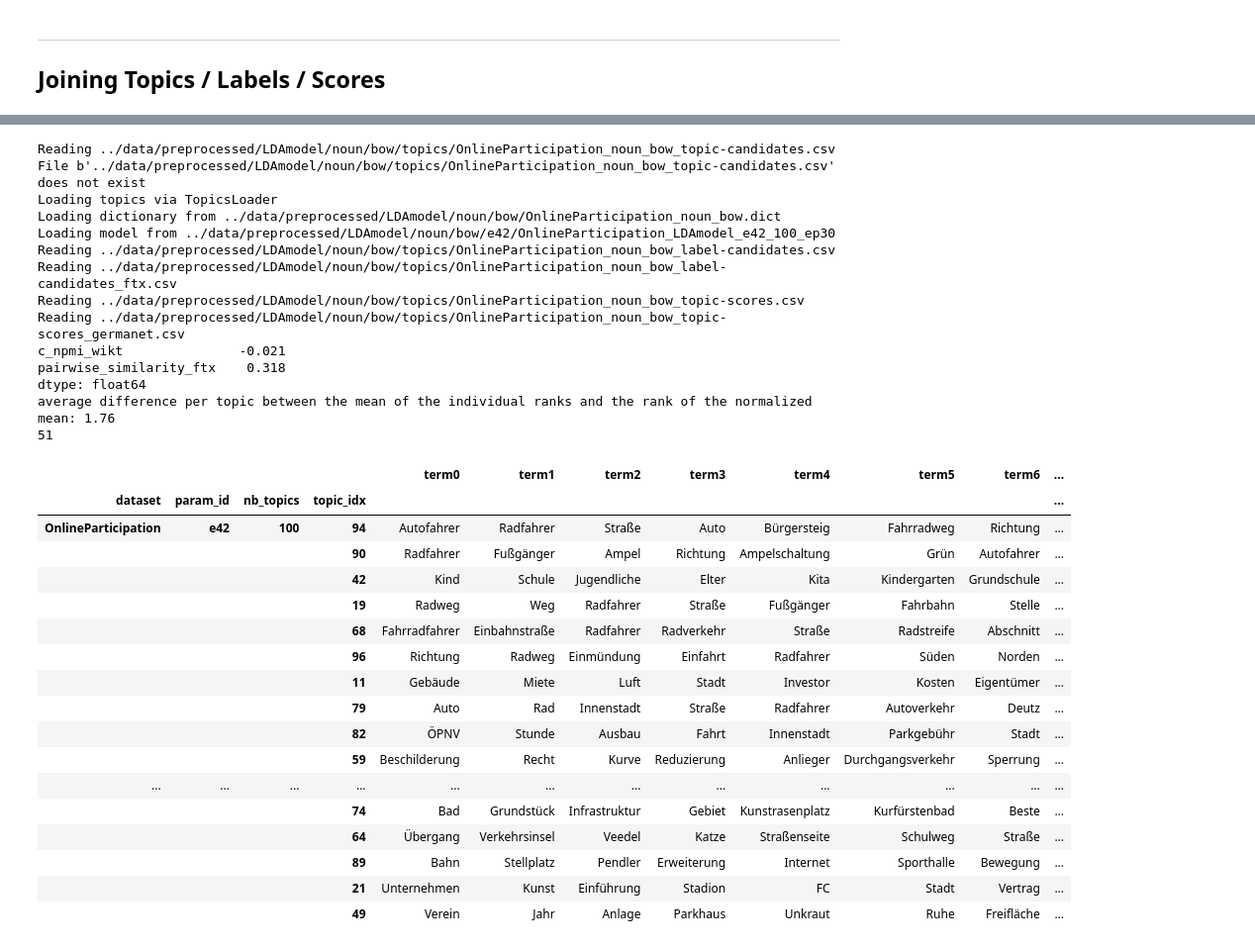
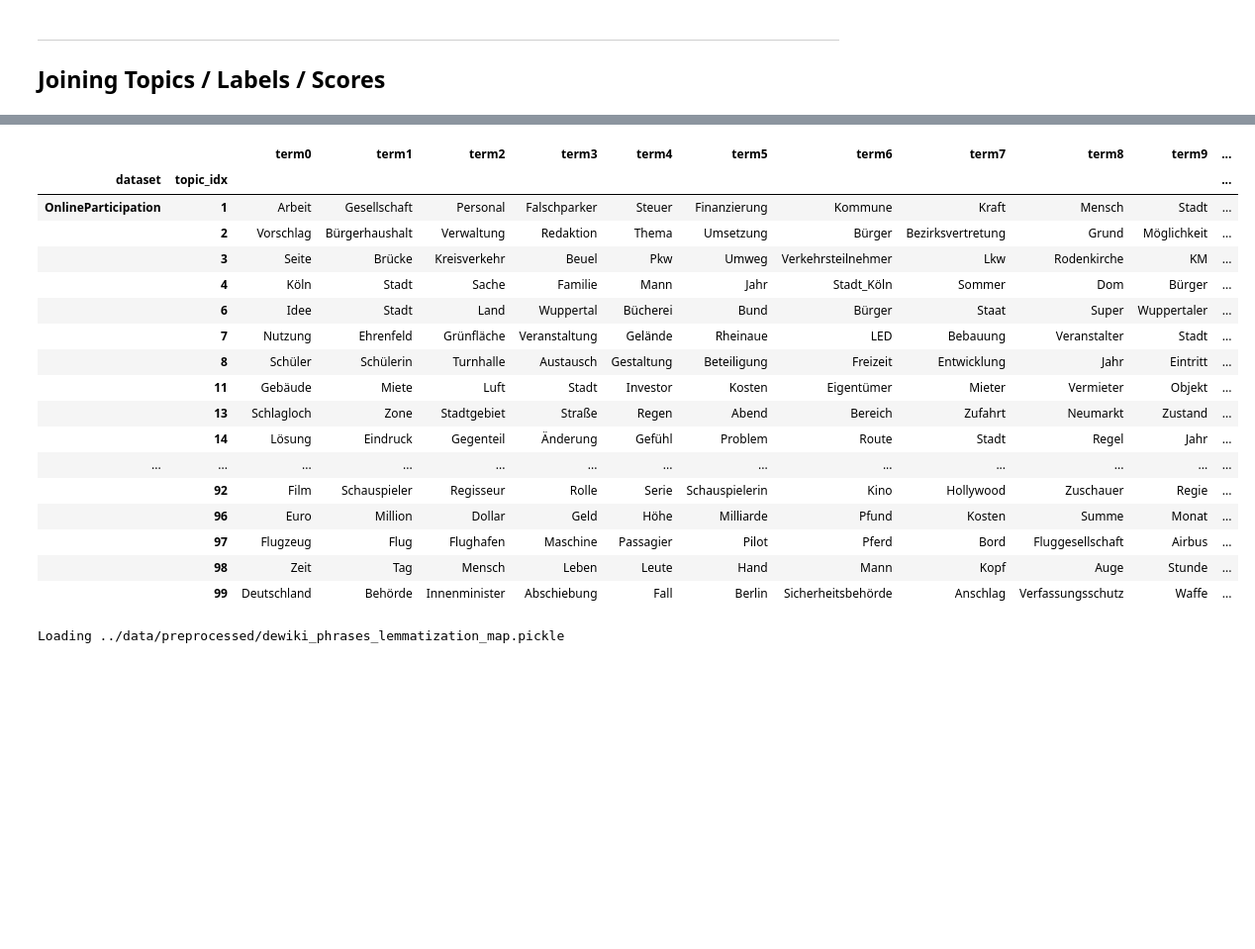
Before and after one commit to andifunke/topic-labeling, a Jupyter notebook: topic_selection.ipynb, the cells around one changed output, grey strips where cells are left out. Shown at 99% size. Saved outputs shown, nothing was run; the diff lists cells and outputs as text; code cells hidden in the pictures; blank space fills up the shorter version.

```diff
--- a/topic_selection.ipynb
+++ b/topic_selection.ipynb
@@ -74,3 +72,8 @@ def combine(dataset, min_regular_terms=6, min_cnpmi=0, min_pairsim=0.3):
     print(len(df))
     df = df.sort_values('avg_rank', ascending=False)
     return df
+# %%
+dfd = combine('dewac', min_regular_terms=7, min_cnpmi=0.05, min_pairsim=0.3)
+dfn = combine('n', min_regular_terms=7, min_cnpmi=0.05, min_pairsim=0.3)
+dfs = combine('s', min_regular_terms=7, min_cnpmi=0.05, min_pairsim=0.3)
+dfo = combine('o', min_regular_terms=6, min_cnpmi=-0.1, min_pairsim=0.3)
@@ -217,35 +131,22 @@ average difference per topic between the mean of the individual ranks and the ra
-# %%
-combine('o', min_regular_terms=6, min_cnpmi=-0.1, min_pairsim=0.3)
-# %% [output]
-Reading ../data/preprocessed/LDAmodel/noun/bow/topics/OnlineParticipation_noun_bow_topic-candidates.csv
-File b'../data/preprocessed/LDAmodel/noun/bow/topics/OnlineParticipation_noun_bow_topic-candidates.csv' does not exist
-Loading topics via TopicsLoader
-Loading dictionary from ../data/preprocessed/LDAmodel/noun/bow/OnlineParticipation_noun_bow.dict
-Loading model from ../data/preprocessed/LDAmodel/noun/bow/e42/OnlineParticipation_LDAmodel_e42_100_ep30
-Reading ../data/preprocessed/LDAmodel/noun/bow/topics/OnlineParticipation_noun_bow_label-candidates.csv
-Reading ../data/preprocessed/LDAmodel/noun/bow/topics/OnlineParticipation_noun_bow_label-candidates_ftx.csv
-Reading ../data/preprocessed/LDAmodel/noun/bow/topics/OnlineParticipation_noun_bow_topic-scores.csv
-Reading ../data/preprocessed/LDAmodel/noun/bow/topics/OnlineParticipation_noun_bow_topic-scores_germanet.csv
-c_npmi_wikt               -0.021
-pairwise_similarity_ftx    0.318
-dtype: float64
-average difference per topic between the mean of the individual ranks and the rank of the normalized mean: 1.76
-51
-|  |  |  |  | term0 | term1 | term2 | term3 | term4 | term5 | term6 | ... |
-| dataset | param_id | nb_topics | topic_idx |  |  |  |  |  |  |  | ... |
-| OnlineParticipation | e42 | 100 | 94 | Autofahrer | Radfahrer | Straße | Auto | Bürgersteig | Fahrradweg | Richtung | ... |
-|  |  |  | 90 | Radfahrer | Fußgänger | Ampel | Richtung | Ampelschaltung | Grün | Autofahrer | ... |
-|  |  |  | 42 | Kind | Schule | Jugendliche | Elter | Kita | Kindergarten | Grundschule | ... |
-|  |  |  | 19 | Radweg | Weg | Radfahrer | Straße | Fußgänger | Fahrbahn | Stelle | ... |
-|  |  |  | 68 | Fahrradfahrer | Einbahnstraße | Radfahrer | Radverkehr | Straße | Radstreife | Abschnitt | ... |
-|  |  |  | 96 | Richtung | Radweg | Einmündung | Einfahrt | Radfahrer | Süden | Norden | ... |
-|  |  |  | 11 | Gebäude | Miete | Luft | Stadt | Investor | Kosten | Eigentümer | ... |
-|  |  |  | 79 | Auto | Rad | Innenstadt | Straße | Radfahrer | Autoverkehr | Deutz | ... |
-|  |  |  | 82 | ÖPNV | Stunde | Ausbau | Fahrt | Innenstadt | Parkgebühr | Stadt | ... |
-|  |  |  | 59 | Beschilderung | Recht | Kurve | Reduzierung | Anlieger | Durchgangsverkehr | Sperrung | ... |
-| ... | ... | ... | ... | ... | ... | ... | ... | ... | ... | ... | ... |
-|  |  |  | 74 | Bad | Grundstück | Infrastruktur | Gebiet | Kunstrasenplatz | Kurfürstenbad | Beste | ... |
-|  |  |  | 64 | Übergang | Verkehrsinsel | Veedel | Katze | Straßenseite | Schulweg | Straße | ... |
-|  |  |  | 89 | Bahn | Stellplatz | Pendler | Erweiterung | Internet | Sporthalle | Bewegung | ... |
-|  |  |  | 21 | Unternehmen | Kunst | Einführung | Stadion | FC | Stadt | Vertrag | ... |
-|  |  |  | 49 | Verein | Jahr | Anlage | Parkhaus | Unkraut | Ruhe | Freifläche | ... |
+# %%
+df = pd.concat([dfd, dfn, dfp, dfo]).loc[:, 'term0':'label19_w2v'].rename(columns=lambda x: x.replace('_w2v', '')).reset_index(level=['param_id', 'nb_topics'], drop=True).sort_index()
+df
+# %% [output]
+|  |  | term0 | term1 | term2 | term3 | term4 | term5 | term6 | term7 | term8 | term9 | ... |
+| dataset | topic_idx |  |  |  |  |  |  |  |  |  |  | ... |
+| OnlineParticipation | 1 | Arbeit | Gesellschaft | Personal | Falschparker | Steuer | Finanzierung | Kommune | Kraft | Mensch | Stadt | ... |
+|  | 2 | Vorschlag | Bürgerhaushalt | Verwaltung | Redaktion | Thema | Umsetzung | Bürger | Bezirksvertretung | Grund | Möglichkeit | ... |
+|  | 3 | Seite | Brücke | Kreisverkehr | Beuel | Pkw | Umweg | Verkehrsteilnehmer | Lkw | Rodenkirche | KM | ... |
+|  | 4 | Köln | Stadt | Sache | Familie | Mann | Jahr | Stadt_Köln | Sommer | Dom | Bürger | ... |
+|  | 6 | Idee | Stadt | Land | Wuppertal | Bücherei | Bund | Bürger | Staat | Super | Wuppertaler | ... |
+|  | 7 | Nutzung | Ehrenfeld | Grünfläche | Veranstaltung | Gelände | Rheinaue | LED | Bebauung | Veranstalter | Stadt | ... |
+|  | 8 | Schüler | Schülerin | Turnhalle | Austausch | Gestaltung | Beteiligung | Freizeit | Entwicklung | Jahr | Eintritt | ... |
+|  | 11 | Gebäude | Miete | Luft | Stadt | Investor | Kosten | Eigentümer | Mieter | Vermieter | Objekt | ... |
+|  | 13 | Schlagloch | Zone | Stadtgebiet | Straße | Regen | Abend | Bereich | Zufahrt | Neumarkt | Zustand | ... |
+|  | 14 | Lösung | Eindruck | Gegenteil | Änderung | Gefühl | Problem | Route | Stadt | Regel | Jahr | ... |
+| ... | ... | ... | ... | ... | ... | ... | ... | ... | ... | ... | ... | ... |
+|  | 92 | Film | Schauspieler | Regisseur | Rolle | Serie | Schauspielerin | Kino | Hollywood | Zuschauer | Regie | ... |
+|  | 96 | Euro | Million | Dollar | Geld | Höhe | Milliarde | Pfund | Kosten | Summe | Monat | ... |
+|  | 97 | Flugzeug | Flug | Flughafen | Maschine | Passagier | Pilot | Pferd | Bord | Fluggesellschaft | Airbus | ... |
+|  | 98 | Zeit | Tag | Mensch | Leben | Leute | Hand | Mann | Kopf | Auge | Stunde | ... |
+|  | 99 | Deutschland | Behörde | Innenminister | Abschiebung | Fall | Berlin | Sicherheitsbehörde | Anschlag | Verfassungsschutz | Waffe | ... |
@@ -251,0 +156,4 @@ average difference per topic between the mean of the individual ranks and the ra
+# %%
+ul = Unlemmatizer()
+# %% [output]
+Loading ../data/preprocessed/dewiki_phrases_lemmatization_map.pickle
```
Also changed, not shown: parts of 13 cells of this notebook, 1 other file.
